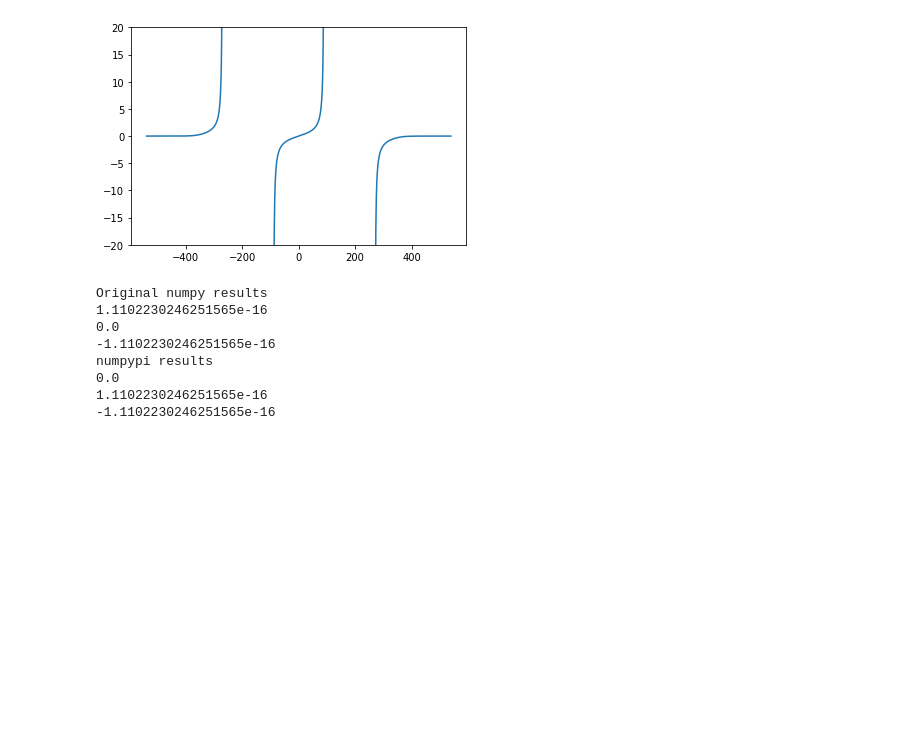
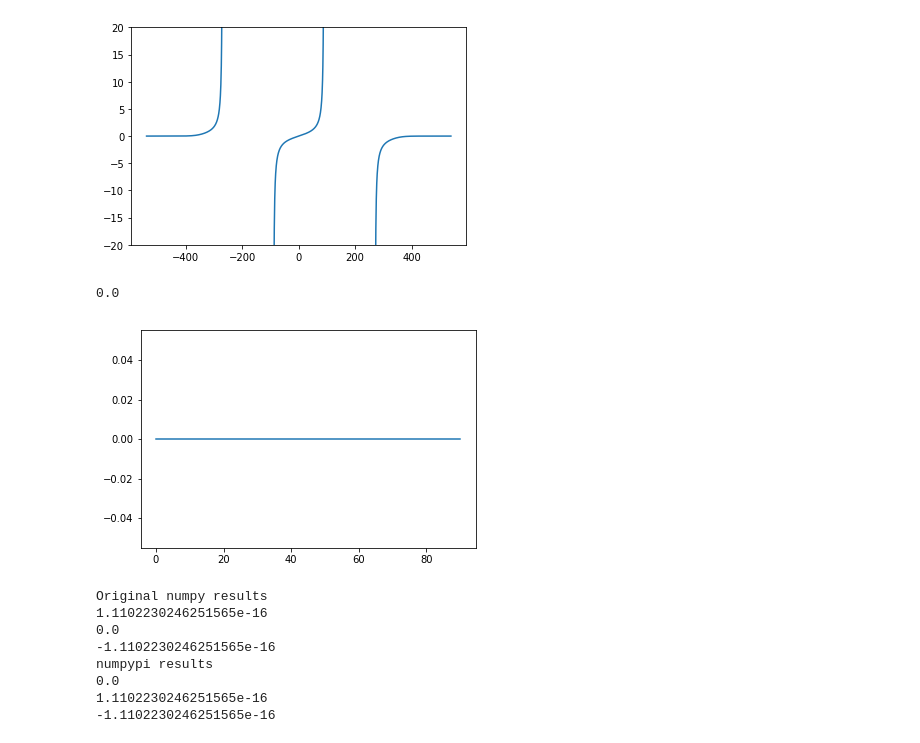
Before and after one commit to jr3cermak/numpypi, a Jupyter notebook: Demo numpi_series.ipynb, the cells around one changed output. Cells and saved outputs as stored; diff of their text form; code cells hidden in the pictures; blank space fills up the shorter version.

```diff
--- a/Demo numpi_series.ipynb
+++ b/Demo numpi_series.ipynb
@@ -96,6 +118,17 @@ plt.ylim(-20,20)
 # %% [output]
 (-20, 20)
 [figure]
+# %%
+# Check symmetry for tan()
+x = numpy.linspace(0.,1.,1000)*0.5*numpy.pi
+tp = numpy.tan(x)
+tm = numpy.tan(-x)
+y = tp + tm
+plt.plot(180/numpy.pi*x, y );
+numpy.abs(y).max()
+# %% [output]
+0.0
+[figure, added]
 # %%
 print('Original numpy results')
 print( numpy._numpy._numpy.cos( numpy.pi/4 ) - 0.5*numpy.sqrt(2) )
```
Also changed, not shown: parts of 5 cells of this notebook, 1 other file.
